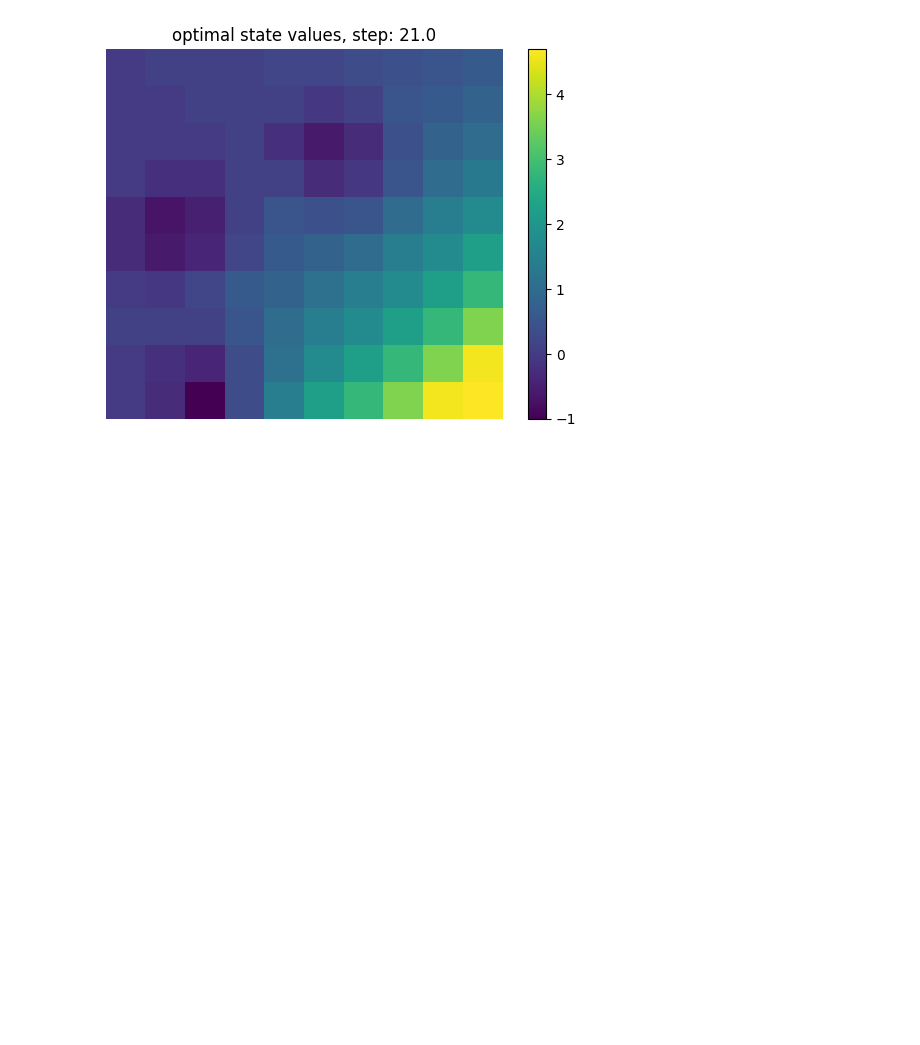
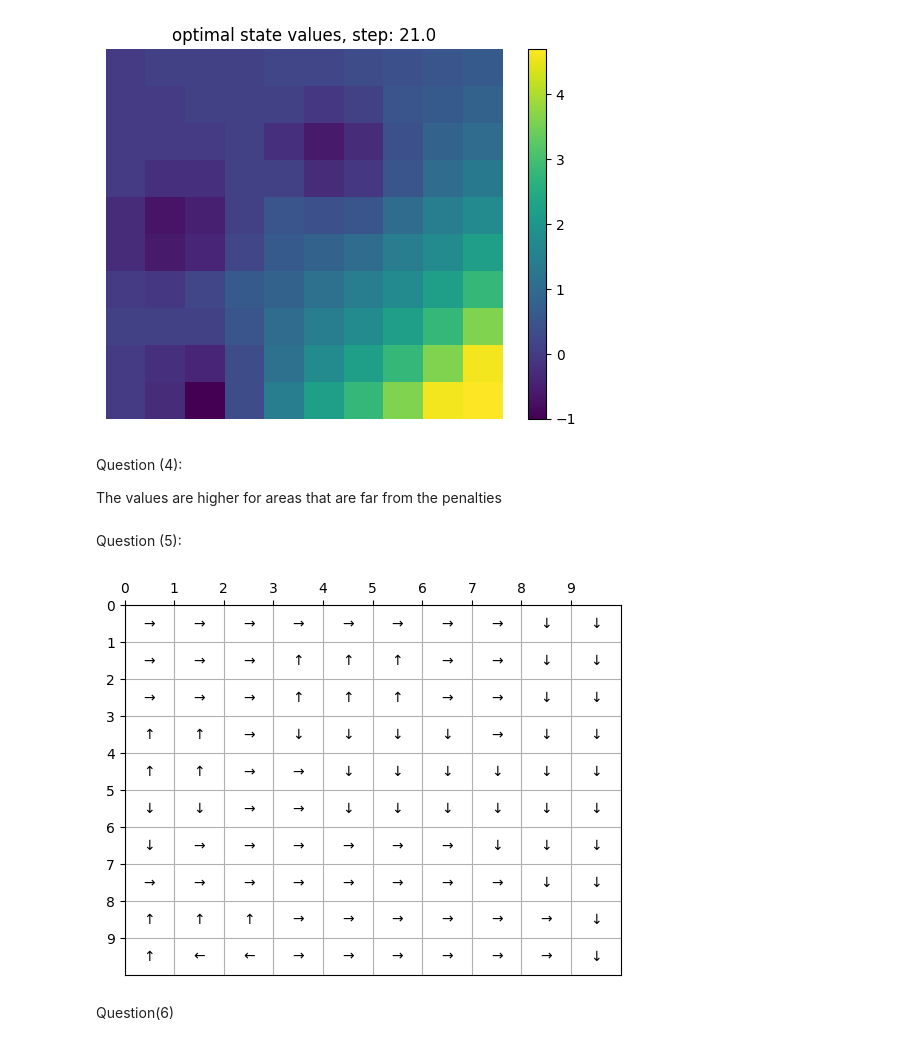
Before and after one commit to hershey890/ece232e, a Jupyter notebook: ece232proj3.ipynb, the cells around one changed output. Drawn from its saved outputs; the diff is of its cells as text; code cells hidden in the pictures; blank space fills up the shorter version.

```diff
--- a/ece232proj3.ipynb
+++ b/ece232proj3.ipynb
@@ -229,7 +229,7 @@ plt.show()
 ## where i^th value in the array corresponds to the optimal value of the i^th state.
 
 def optimal_value(n_states, n_actions, transition_probabilities, reward,
-                  discount, threshold=1e-2, reward_func=1):
+                  discount, threshold=1e-2):
     """
     Find the optimal value function.
 
@@ -245,10 +245,6 @@ def optimal_value(n_states, n_actions, transition_probabilities, reward,
 
     # initialization
     v = np.zeros(n_states)
-    if reward_func == 1:
-        reward_func = f1
-    else:
-        reward_func = f2
 
     # Estimation
     delta = 1 + threshold
@@ -280,22 +276,7 @@ def optimal_value(n_states, n_actions, transition_probabilities, reward,
         # end for
     # end while
 
-    ret_val = v
-
-    # # Computation:
-    # ret_val = np.zeros(n_states)
-    # for state in range(n_states):
-    #     x,y = (state % np.sqrt(n_states), state // np.sqrt(n_states))
-    #     trans_prob_tmp = np.zeros(n_actions)
-    #     # loop actions
-    #     for action in range(n_actions):
-    #         # loop next states
-    #         for next_state in range(n_states):
-    #             trans_prob_tmp[action] += transition_probabilities[state, action, next_state] * \
-    #              (gw.reward(next_state) + discount * v[next_state])
-    #     ret_val[state] = np.argmax(trans_prob_tmp)
-
-    return ret_val, v_steps
+    return v, v_steps
 # %%
 ## Plotting the optimal values of each state in the grid
 
@@ -360,3 +343,9 @@ for j,step in enumerate(mat_steps):
 [figure]
 [figure]
 [figure]
+# %% [markdown]
+Question (4):
+
+The values are higher for areas that are far from the penalties
+# %% [markdown]
+Question (5):
@@ -362,0 +424,20 @@ for j,step in enumerate(mat_steps):
+# %%
+## Plotting the optimal actions for each state in the grid
+
+# Finding the array of optimal policy
+
+optimal_policy = find_policy(gw.n_states, gw.n_actions, gw.transition_probability, reward_states, gw.discount, stochastic=False)
+
+# Generating the matrix containing the optimal actions
+
+action_matrix = np.zeros((grid_size, grid_size))
+for i in range(gw.n_states):
+    action_matrix[int(i%grid_size)][int(i/grid_size)] = optimal_policy[i]
+
+
+# Plotting
+plot_arrow(action_matrix)
+# %% [output]
+[figure, added]
+# %% [markdown]
+Question(6)
```
Also changed, not shown: parts of 13 cells of this notebook.
